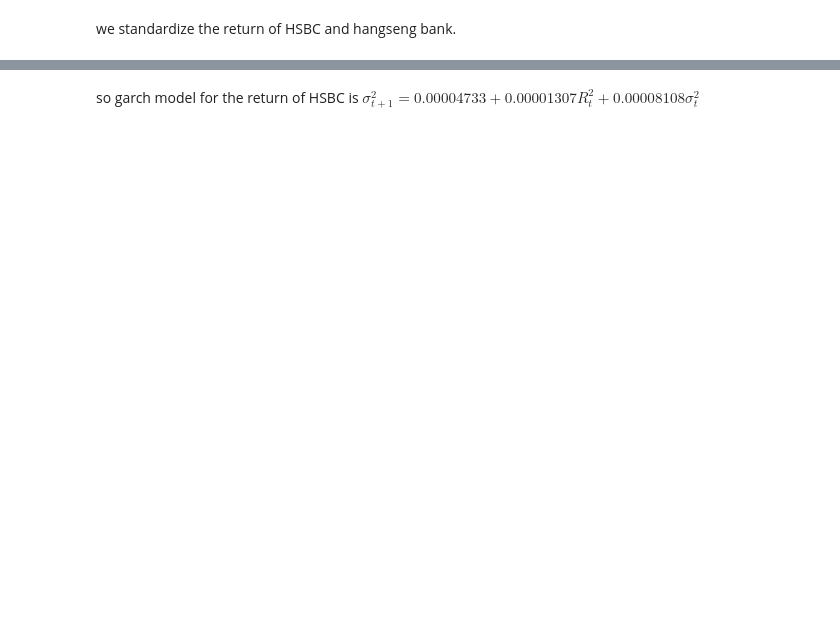
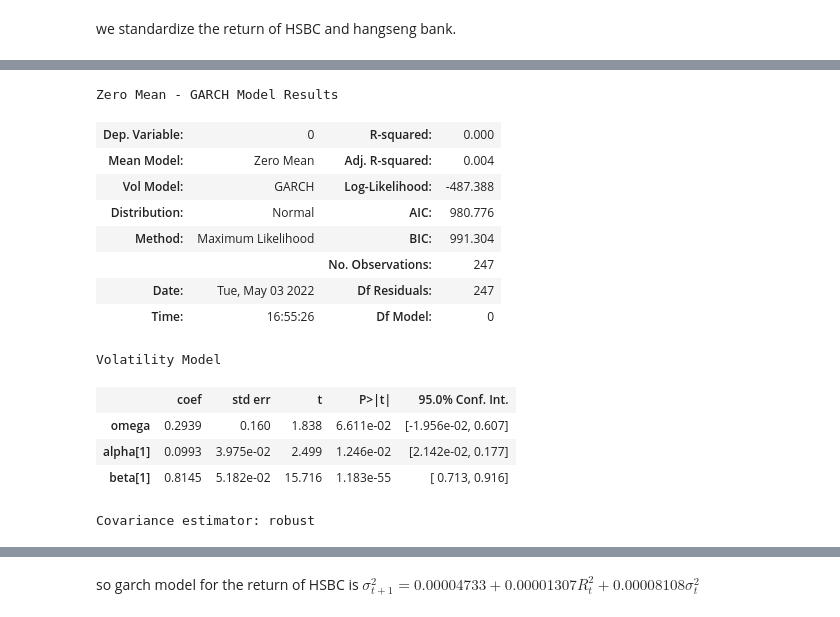
Before and after one commit to quantdive/garch-vol-and-gaussian-copula, a Jupyter notebook: copula.ipynb, the cells around one changed output, grey strips where cells are left out. Cells and saved outputs as stored; diff of their text form; code cells hidden in the pictures; blank space fills up the shorter version.

```diff
--- a/copula.ipynb
+++ b/copula.ipynb
@@ -53,0 +55,18 @@ Covariance estimator: robust
+# %%
+res.summary()
+# %% [output]
+Zero Mean - GARCH Model Results
+| Dep. Variable: | 0 | R-squared: | 0.000 |
+| Mean Model: | Zero Mean | Adj. R-squared: | 0.004 |
+| Vol Model: | GARCH | Log-Likelihood: | -487.388 |
+| Distribution: | Normal | AIC: | 980.776 |
+| Method: | Maximum Likelihood | BIC: | 991.304 |
+|  |  | No. Observations: | 247 |
+| Date: | Tue, May 03 2022 | Df Residuals: | 247 |
+| Time: | 16:55:26 | Df Model: | 0 |
+Volatility Model
+|  | coef | std err | t | P>|t| | 95.0% Conf. Int. |
+| omega | 0.2939 | 0.160 | 1.838 | 6.611e-02 | [-1.956e-02, 0.607] |
+| alpha[1] | 0.0993 | 3.975e-02 | 2.499 | 1.246e-02 | [2.142e-02, 0.177] |
+| beta[1] | 0.8145 | 5.182e-02 | 15.716 | 1.183e-55 | [ 0.713, 0.916] |
+Covariance estimator: robust
```
Also changed, not shown: parts of 22 cells of this notebook.
